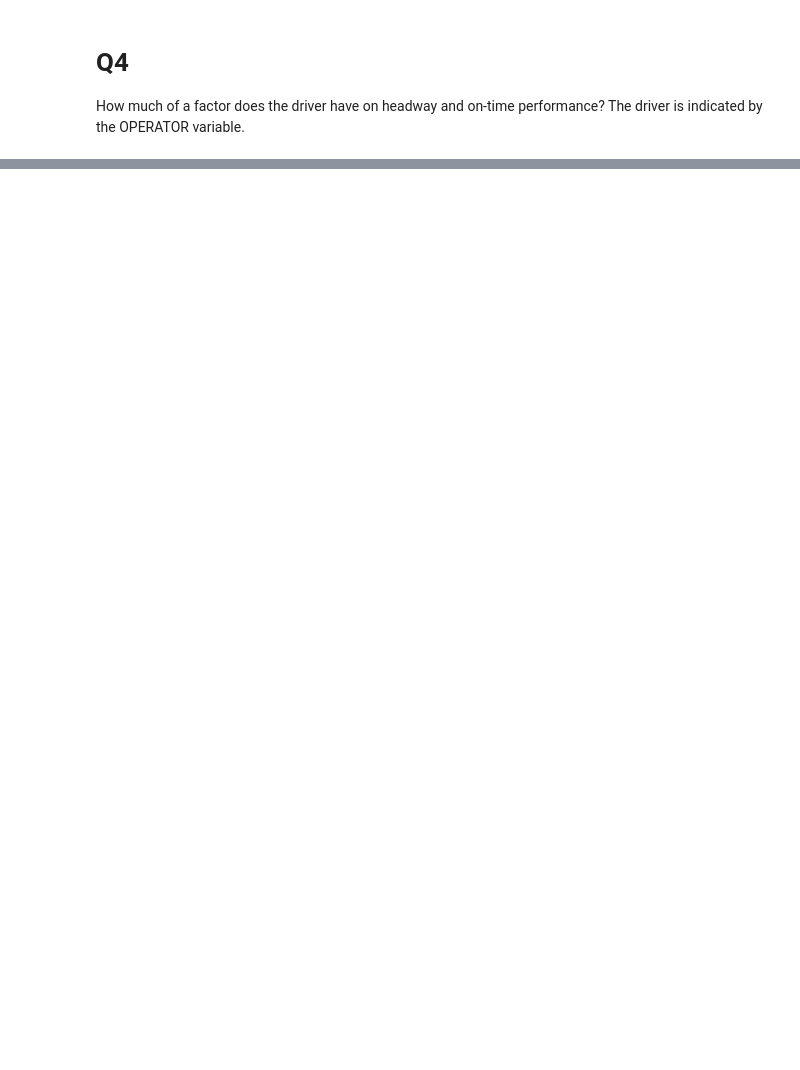
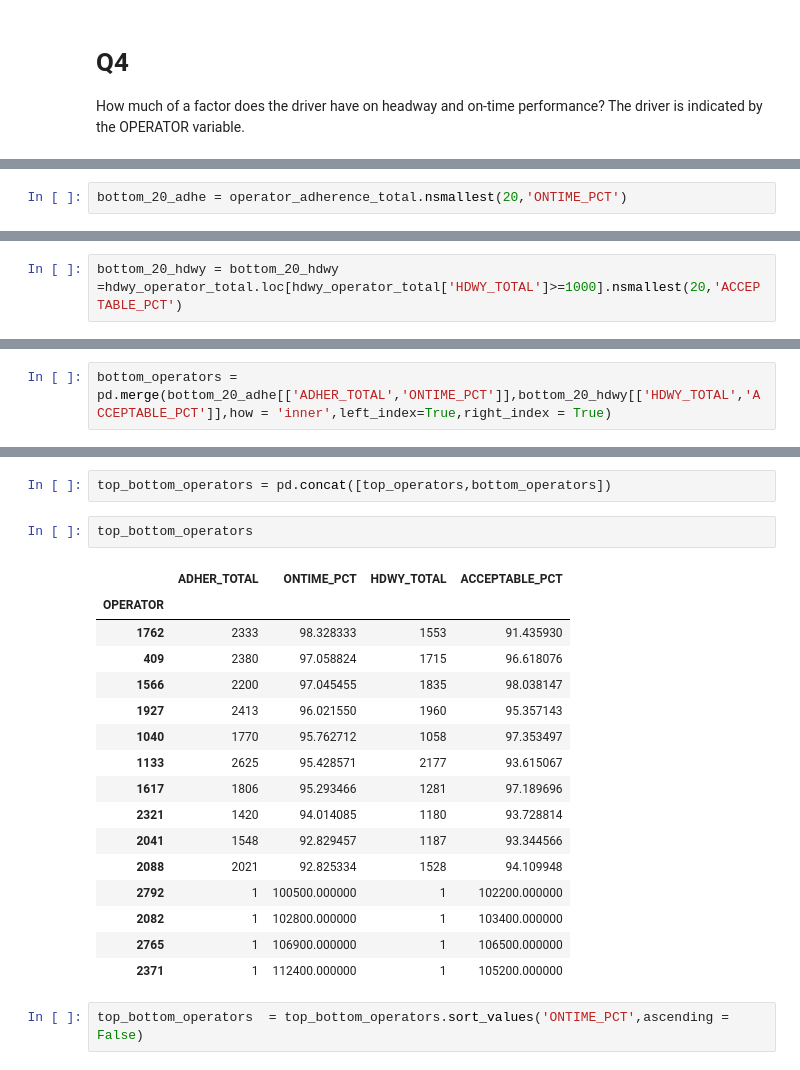
Before and after one commit to NSS-Data-Analytics-Cohort-11/wego-caesars-legion, a Jupyter notebook: notebooks/WeGo Data Introduction.ipynb, the cells around one changed output, grey strips where cells are left out. Cells and saved outputs as stored; diff of their text form; blank space fills up the shorter version.

```diff
--- a/notebooks/WeGo Data Introduction.ipynb
+++ b/notebooks/WeGo Data Introduction.ipynb
@@ -1304,0 +1238,2 @@ wego.groupby('OPERATOR')[['HDWY_DEV','ADHERENCE']].mean().reset_index()
+# %%
+bottom_20_adhe = operator_adherence_total.nsmallest(20,'ONTIME_PCT')
@@ -1304,0 +1242,2 @@ wego.groupby('OPERATOR')[['HDWY_DEV','ADHERENCE']].mean().reset_index()
+# %%
+bottom_20_hdwy = bottom_20_hdwy =hdwy_operator_total.loc[hdwy_operator_total['HDWY_TOTAL']>=1000].nsmallest(20,'ACCEPTABLE_PCT')
@@ -1304,0 +1246,2 @@ wego.groupby('OPERATOR')[['HDWY_DEV','ADHERENCE']].mean().reset_index()
+# %%
+bottom_operators = pd.merge(bottom_20_adhe[['ADHER_TOTAL','ONTIME_PCT']],bottom_20_hdwy[['HDWY_TOTAL','ACCEPTABLE_PCT']],how = 'inner',left_index=True,right_index = True)
@@ -1304,0 +1257,23 @@ wego.groupby('OPERATOR')[['HDWY_DEV','ADHERENCE']].mean().reset_index()
+# %%
+top_bottom_operators = pd.concat([top_operators,bottom_operators])
+# %%
+top_bottom_operators
+# %% [output]
+|  | ADHER_TOTAL | ONTIME_PCT | HDWY_TOTAL | ACCEPTABLE_PCT |
+| OPERATOR |  |  |  |  |
+| 1762 | 2333 | 98.328333 | 1553 | 91.435930 |
+| 409 | 2380 | 97.058824 | 1715 | 96.618076 |
+| 1566 | 2200 | 97.045455 | 1835 | 98.038147 |
+| 1927 | 2413 | 96.021550 | 1960 | 95.357143 |
+| 1040 | 1770 | 95.762712 | 1058 | 97.353497 |
+| 1133 | 2625 | 95.428571 | 2177 | 93.615067 |
+| 1617 | 1806 | 95.293466 | 1281 | 97.189696 |
+| 2321 | 1420 | 94.014085 | 1180 | 93.728814 |
+| 2041 | 1548 | 92.829457 | 1187 | 93.344566 |
+| 2088 | 2021 | 92.825334 | 1528 | 94.109948 |
+| 2792 | 1 | 100500.000000 | 1 | 102200.000000 |
+| 2082 | 1 | 102800.000000 | 1 | 103400.000000 |
+| 2765 | 1 | 106900.000000 | 1 | 106500.000000 |
+| 2371 | 1 | 112400.000000 | 1 | 105200.000000 |
+# %%
+top_bottom_operators  = top_bottom_operators.sort_values('ONTIME_PCT',ascending = False)
```
Also changed, not shown: parts of 215 cells of this notebook.
